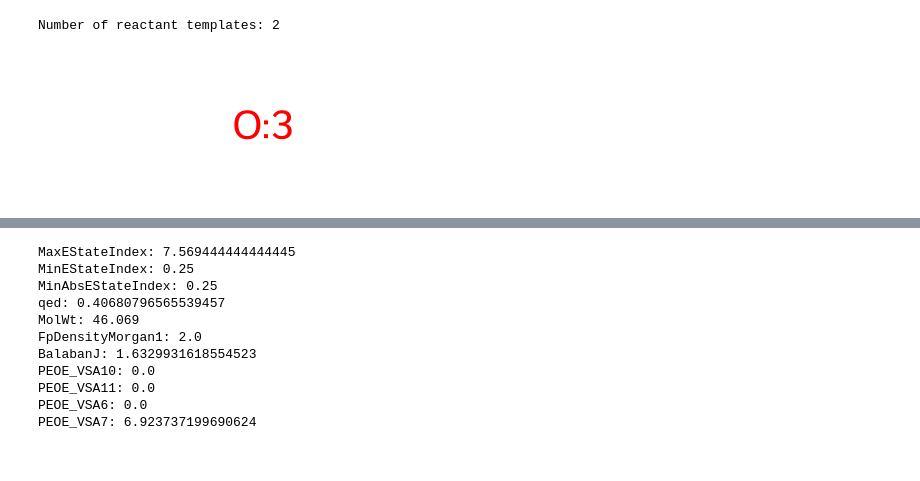
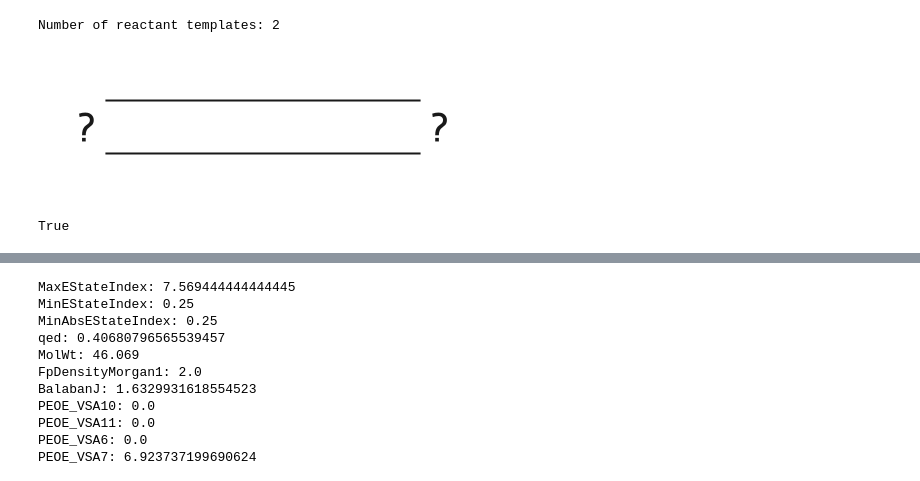
Before and after one commit to Whizz-tamie/designing-new-molecules, a Jupyter notebook: notebooks/exploration.ipynb, the cells around one changed output, grey strips where cells are left out. Drawn from its saved outputs; the diff is of its cells as text; code cells hidden in the pictures.

```diff
--- a/notebooks/exploration.ipynb
+++ b/notebooks/exploration.ipynb
@@ -894,7 +894,8 @@ matching_counts
 # %%
 from rdkit import Chem
 from rdkit.Chem import AllChem
+import pandas as pd
 
 # Define a reaction in SMARTS format
-reaction_smarts = '[C:1]=[C:2].[O:3]>>[C:1]-[O:3]-[C:2]'
+reaction_smarts = '[C$([CH](=C)([CX4])),C$([CH2](=C)):2]=[C$(C(=C)([CX4])([CX4])),C$([CH](=C)([CX4])),C$([CH2](=C)):3].[Br,I:7][C$([CX4]([Br,I])),c$([c]([Br,I])):4]>>[C,c:4][C:2]=[C:3]'
 reaction = AllChem.ReactionFromSmarts(reaction_smarts)
@@ -905,6 +909,10 @@ print(f'Number of reactant templates: {num_reactants}')
 # %% [output]
 Number of reactant templates: 2
 # %%
-reaction.GetReactantTemplate(1)
+reaction.GetReactantTemplate(0)
 # %% [output]
-[figure, old version]
+[figure, new version]
+# %%
+r2.HasSubstructMatch(reaction.GetReactantTemplate(1))
+# %% [output]
+True
```
Also changed, not shown: parts of 121 cells of this notebook, 26 other files.
